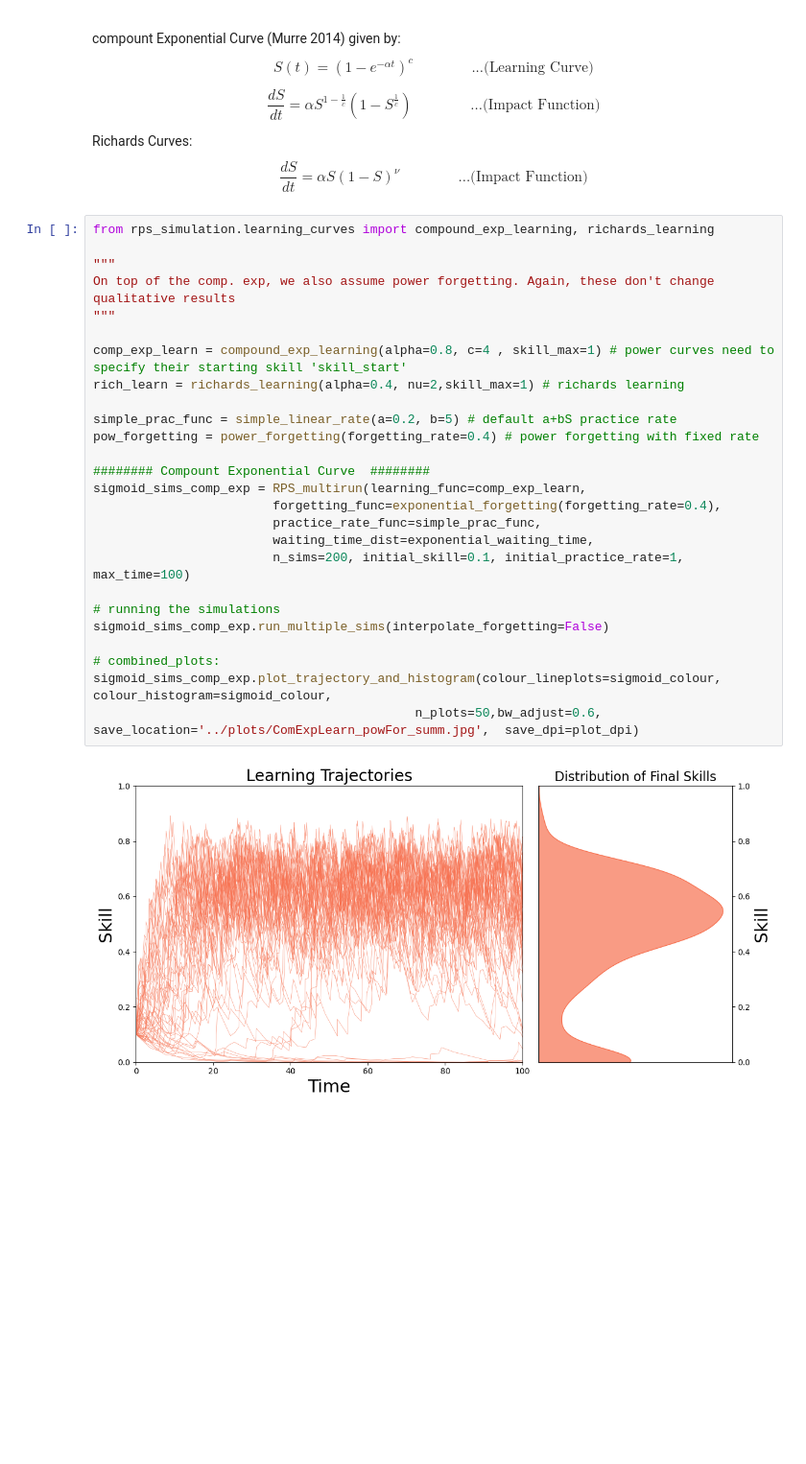
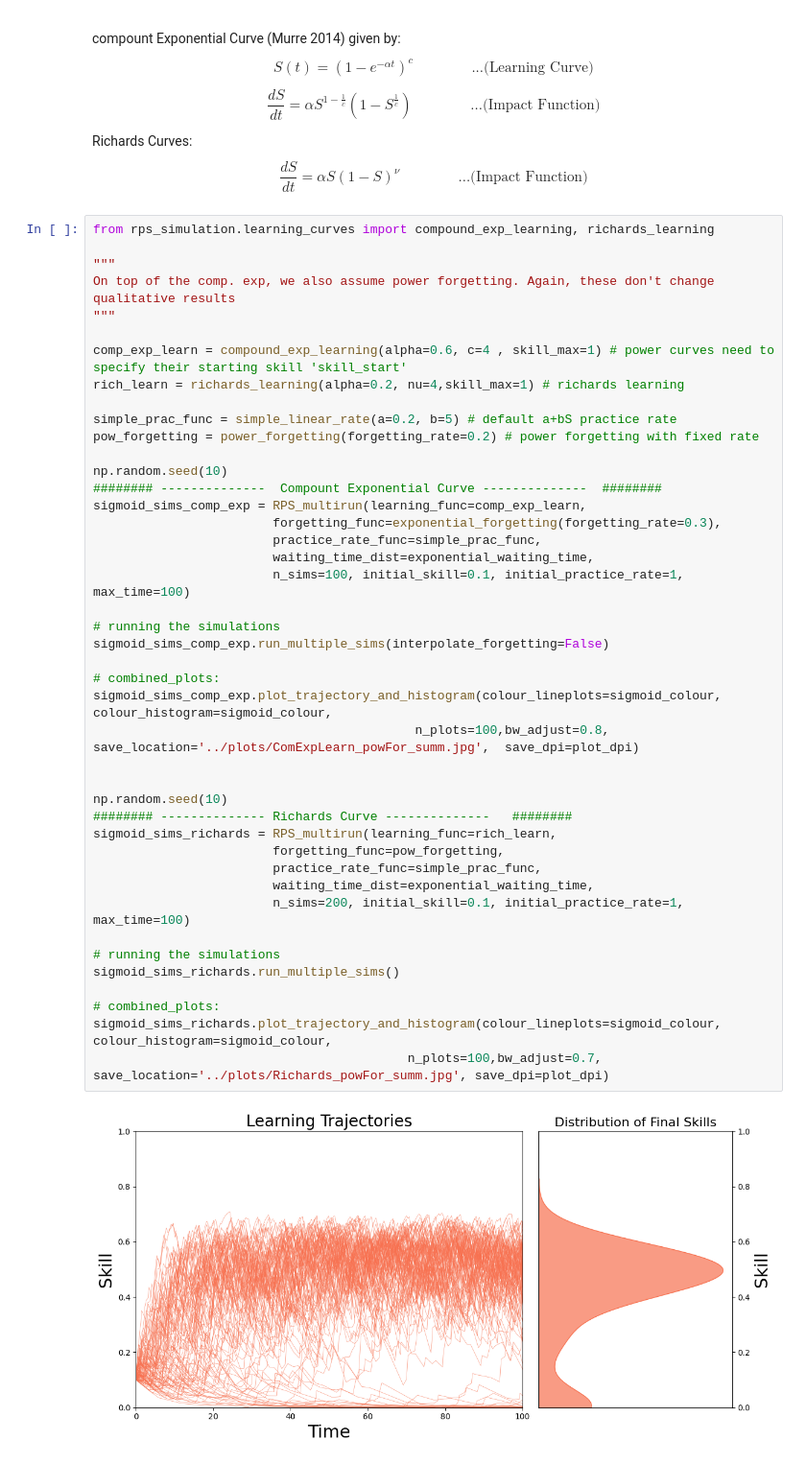
Before and after one commit to plaskar/rps_model, a Jupyter notebook: notebooks/1. Basic RPS Model Simulations.ipynb, the cells around one changed output. Shown at 96% size. Drawn from its saved outputs; the diff is of its cells as text; blank space fills up the shorter version.

```diff
--- a/notebooks/1. Basic RPS Model Simulations.ipynb
+++ b/notebooks/1. Basic RPS Model Simulations.ipynb
@@ -379,28 +390,45 @@ $$ \frac{dS}{dt} = \alpha S(1-S)^{\nu} \qquad \qquad \text{...(Impact Function)}
 # %%
 from rps_simulation.learning_curves import compound_exp_learning, richards_learning
 
 """
 On top of the comp. exp, we also assume power forgetting. Again, these don't change qualitative results
 """
 
-comp_exp_learn = compound_exp_learning(alpha=0.8, c=4 , skill_max=1) # power curves need to specify their starting skill 'skill_start'
-rich_learn = richards_learning(alpha=0.4, nu=2,skill_max=1) # richards learning
+comp_exp_learn = compound_exp_learning(alpha=0.6, c=4 , skill_max=1) # power curves need to specify their starting skill 'skill_start'
+rich_learn = richards_learning(alpha=0.2, nu=4,skill_max=1) # richards learning
 
 simple_prac_func = simple_linear_rate(a=0.2, b=5) # default a+bS practice rate
-pow_forgetting = power_forgetting(forgetting_rate=0.4) # power forgetting with fixed rate
+pow_forgetting = power_forgetting(forgetting_rate=0.2) # power forgetting with fixed rate
 
-######## Compount Exponential Curve  ########
+np.random.seed(10)
+######## --------------  Compount Exponential Curve --------------  ########
 sigmoid_sims_comp_exp = RPS_multirun(learning_func=comp_exp_learn,
-                        forgetting_func=exponential_forgetting(forgetting_rate=0.4),
+                        forgetting_func=exponential_forgetting(forgetting_rate=0.3),
                         practice_rate_func=simple_prac_func,
                         waiting_time_dist=exponential_waiting_time,
-                        n_sims=200, initial_skill=0.1, initial_practice_rate=1, max_time=100)
+                        n_sims=100, initial_skill=0.1, initial_practice_rate=1, max_time=100)
 
 # running the simulations
 sigmoid_sims_comp_exp.run_multiple_sims(interpolate_forgetting=False)
 
 # combined_plots:
 sigmoid_sims_comp_exp.plot_trajectory_and_histogram(colour_lineplots=sigmoid_colour, colour_histogram=sigmoid_colour,
-                                           n_plots=50,bw_adjust=0.6, save_location='../plots/ComExpLearn_powFor_summ.jpg',  save_dpi=plot_dpi)
+                                           n_plots=100,bw_adjust=0.8, save_location='../plots/ComExpLearn_powFor_summ.jpg',  save_dpi=plot_dpi)
+
+
+np.random.seed(10)
+######## -------------- Richards Curve --------------   ########
+sigmoid_sims_richards = RPS_multirun(learning_func=rich_learn,
+                        forgetting_func=pow_forgetting,
+                        practice_rate_func=simple_prac_func,
+                        waiting_time_dist=exponential_waiting_time,
+                        n_sims=200, initial_skill=0.1, initial_practice_rate=1, max_time=100)
+
+# running the simulations
+sigmoid_sims_richards.run_multiple_sims()
+
+# combined_plots:
+sigmoid_sims_richards.plot_trajectory_and_histogram(colour_lineplots=sigmoid_colour, colour_histogram=sigmoid_colour,
+                                          n_plots=100,bw_adjust=0.7, save_location='../plots/Richards_powFor_summ.jpg', save_dpi=plot_dpi)
 # %% [output]
-[figure, old version]
+[figure, new version]
```
Also changed, not shown: parts of 11 cells of this notebook, 32 other files.
